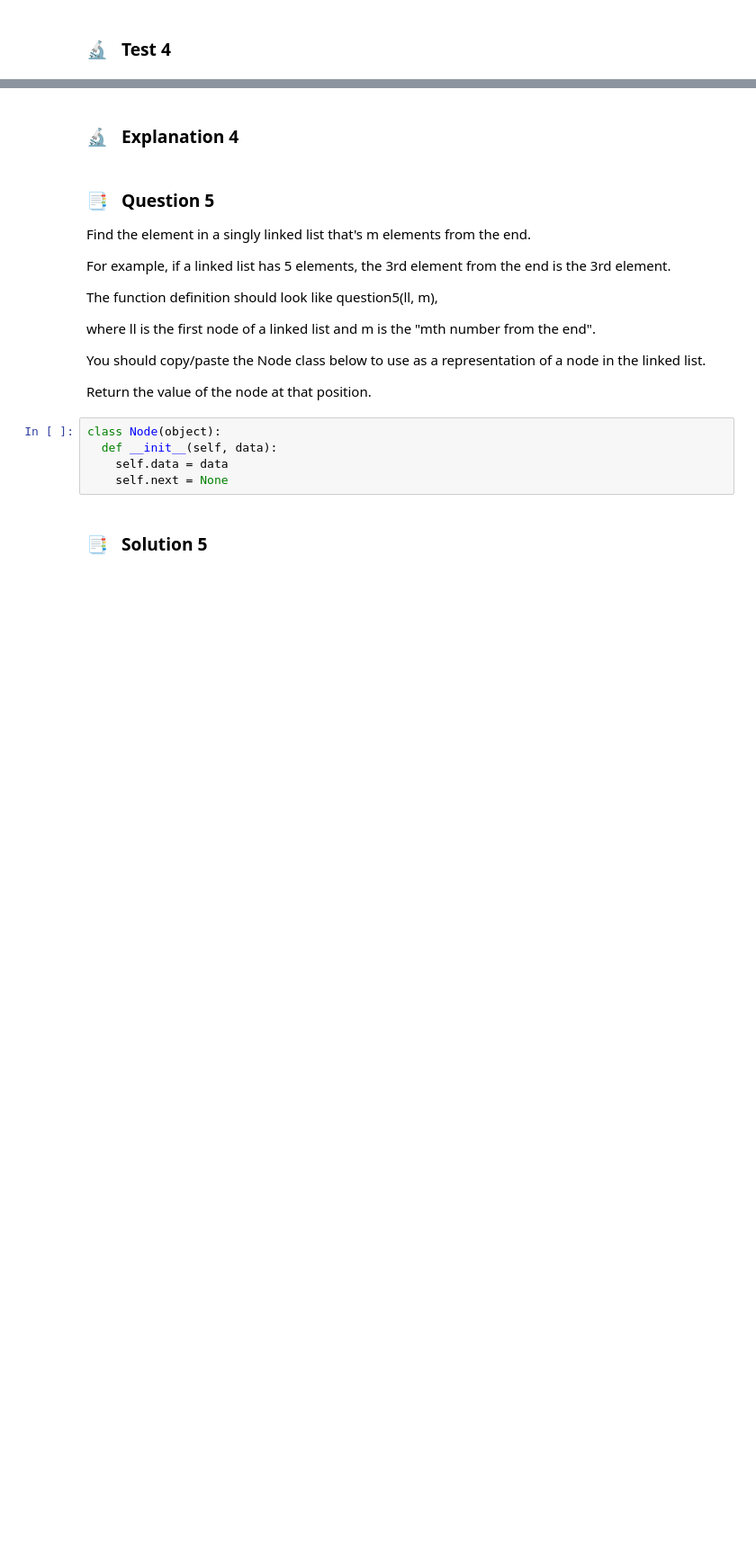
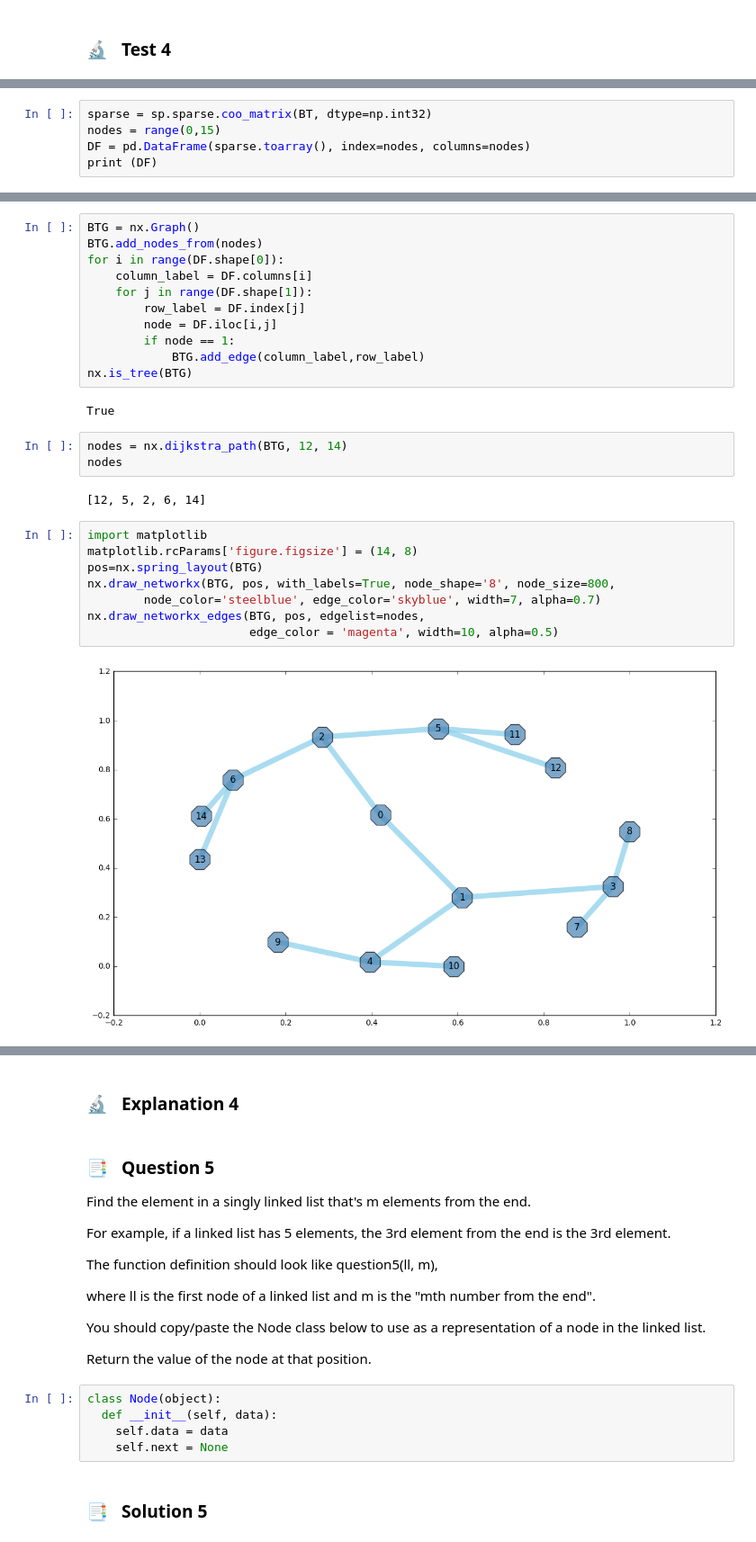
Before and after one commit to OlgaBelitskaya/resume-builder, a Jupyter notebook: Udacity_Technical_Interview_Practice_Project.ipynb, the cells around one changed output, grey strips where cells are left out. Shown: that part at 90% size. Saved outputs shown, nothing was run; the diff lists cells and outputs as text; blank space fills up the shorter version.

```diff
--- a/Udacity_Technical_Interview_Practice_Project.ipynb
+++ b/Udacity_Technical_Interview_Practice_Project.ipynb
@@ -277,0 +289,5 @@ node1, node2, root = (4, 9, 0)
+# %%
+sparse = sp.sparse.coo_matrix(BT, dtype=np.int32)
+nodes = range(0,15)
+DF = pd.DataFrame(sparse.toarray(), index=nodes, columns=nodes)
+print (DF)
@@ -277,0 +311,28 @@ node1, node2, root = (4, 9, 0)
+# %%
+BTG = nx.Graph()
+BTG.add_nodes_from(nodes)
+for i in range(DF.shape[0]):
+    column_label = DF.columns[i]
+    for j in range(DF.shape[1]):
+        row_label = DF.index[j]
+        node = DF.iloc[i,j]
+        if node == 1:
+            BTG.add_edge(column_label,row_label)
+nx.is_tree(BTG)
+# %% [output]
+True
+# %%
+nodes = nx.dijkstra_path(BTG, 12, 14)
+nodes
+# %% [output]
+[12, 5, 2, 6, 14]
+# %%
+import matplotlib
+matplotlib.rcParams['figure.figsize'] = (14, 8)
+pos=nx.spring_layout(BTG)
+nx.draw_networkx(BTG, pos, with_labels=True, node_shape='8', node_size=800,
+        node_color='steelblue', edge_color='skyblue', width=7, alpha=0.7)
+nx.draw_networkx_edges(BTG, pos, edgelist=nodes,
+                       edge_color = 'magenta', width=10, alpha=0.5)
+# %% [output]
+[figure, added]
```
Also changed, not shown: parts of 7 cells of this notebook, 4 other files.
